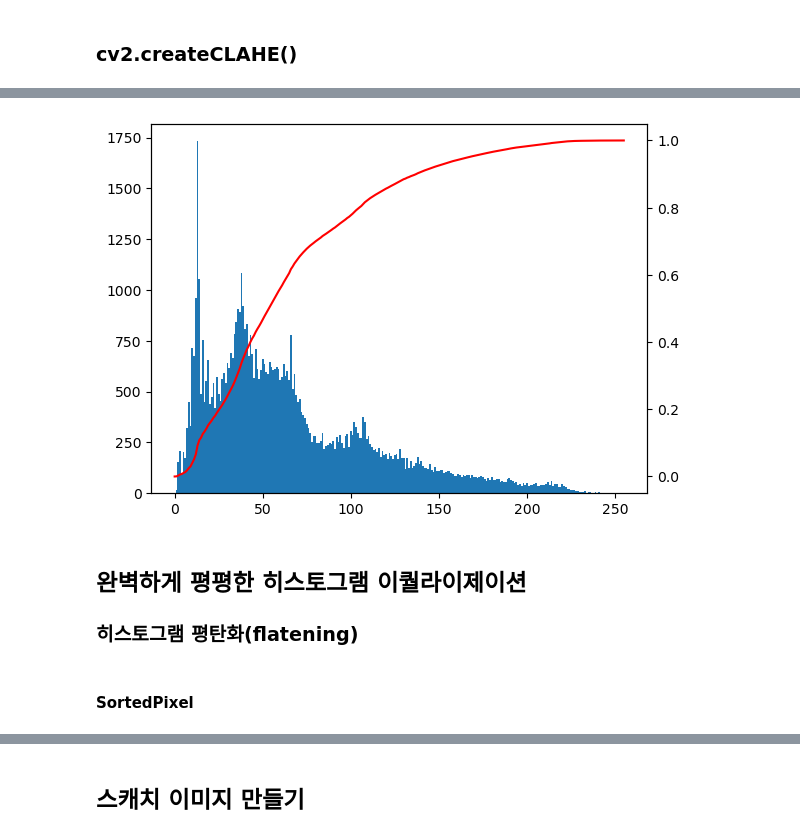
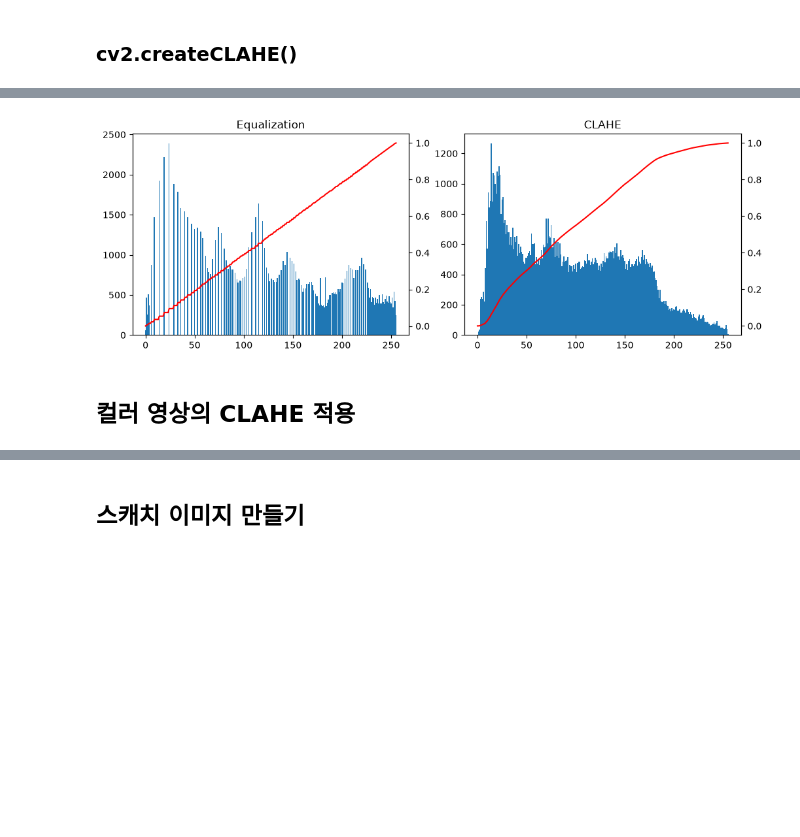
Before and after one commit to hjk7902/opencv, a Jupyter notebook: OpenCV-Book-src - 5장. 화질 개선.ipynb, the cells around one changed output, grey strips where cells are left out. Cells and saved outputs as stored; diff of their text form; code cells hidden in the pictures; blank space fills up the shorter version.

```diff
--- a/OpenCV-Book-src - 5장. 화질 개선.ipynb
+++ b/OpenCV-Book-src - 5장. 화질 개선.ipynb
@@ -605,23 +537,47 @@ plt.show()
-# %%
-import cv2
-import matplotlib.pyplot as plt
-import numpy as np
-
-img = cv2.imread("images/couple256.jpg", cv2.IMREAD_GRAYSCALE)
-clahe = cv2.createCLAHE(clipLimit=2.0, tileGridSize=(8,8))
-img2 = clahe.apply(img)
-
-hist = histogram(img2)
-cv2.imshow('CLAHE', np.c_[img, img2])
-cv2.waitKey()
-cv2.destroyAllWindows()
-
-cumsum_hist = np.cumsum(hist)
-sum_hist = np.sum(hist)
-plt.bar(range(256), hist, width=1)
-ax = plt.twinx()
-ax.plot(range(256), cumsum_hist/sum_hist, 'r')
-plt.show()
-# %% [output]
-[figure, removed]
+# %%
+import cv2
+import numpy as np
+import matplotlib.pyplot as plt
+
+img = cv2.imread("images/tsukuba.png", cv2.IMREAD_GRAYSCALE)
+
+img_equalize = cv2.equalizeHist(img)
+
+histogram_equalize = cv2.calcHist(
+    images=[img_equalize], channels=[0], mask=None,
+    histSize=[256], ranges=[0, 256]
+)
+
+cumsum_equalize = np.cumsum(histogram_equalize)
+sum_equalize = np.sum(histogram_equalize)
+
+plt.figure(figsize=(12, 4))
+plt.subplot(121)
+plt.bar(x=range(256), height=histogram_equalize, width=1)
+ax = plt.twinx()
+ax.plot(range(256), cumsum_equalize/sum_equalize, 'r')
+plt.title("Equalization")
+
+clahe = cv2.createCLAHE(clipLimit=2.0, tileGridSize=(8,8))
+
+img_clahe = clahe.apply(img)
+
+histogram_clahe = cv2.calcHist(
+    images=[img_clahe], channels=[0], mask=None,
+    histSize=[256], ranges=[0, 256]
+)
+
+cumsum_clahe = np.cumsum(histogram_clahe)
+sum_clahe = np.sum(histogram_clahe)
+
+plt.subplot(122)
+plt.bar(x=range(256), height=histogram_clahe, width=1)
+ax = plt.twinx()
+ax.plot(range(256), cumsum_clahe/sum_clahe, 'r')
+plt.title("CLAHE")
+plt.show()
+# %% [output]
+[figure, added]
+# %% [markdown]
+## 컬러 영상의 CLAHE 적용
 # %%
@@ -645,4 +601 @@ cv2.imwrite("images/flower.jpg", img)
 cv2.destroyAllWindows()
-# %% [markdown]
-## 완벽하게 평평한 히스토그램 이퀄라이제이션
-### 히스토그램 평탄화(flatening)
@@ -651,2 +601,0 @@ import cv2
-# %% [markdown]
-#### SortedPixel
```
Also changed, not shown: parts of 76 cells of this notebook, 6 other files.
